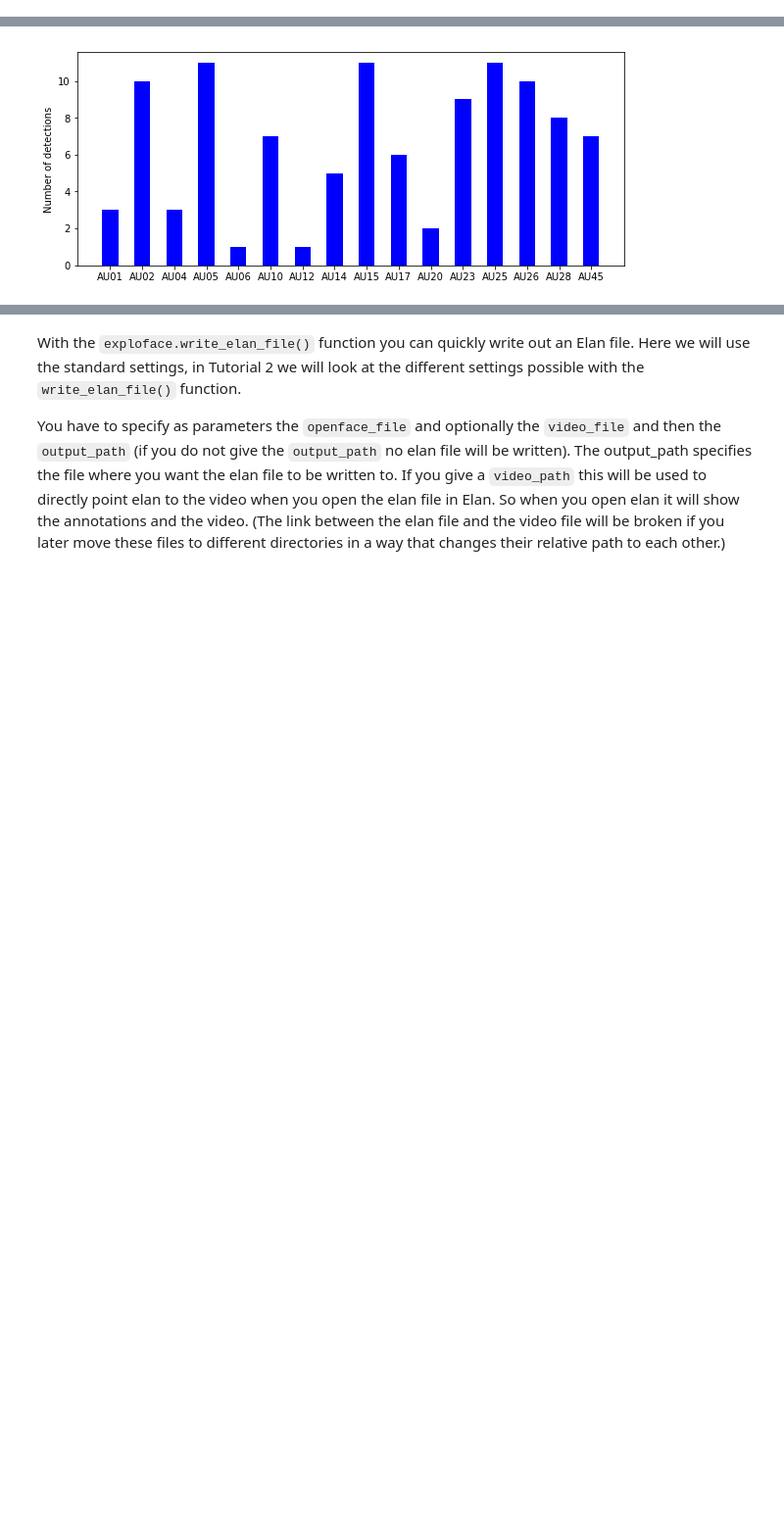
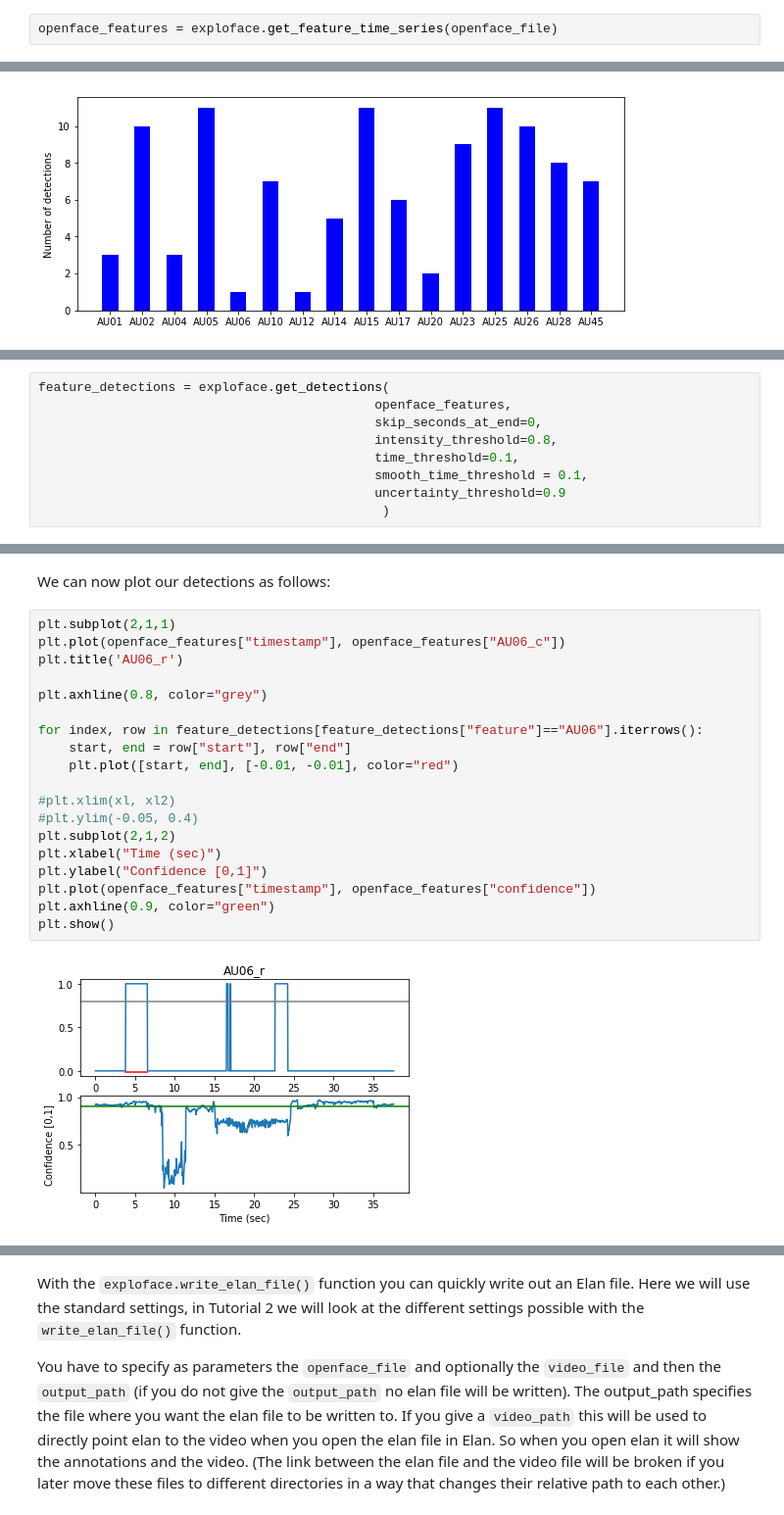
Before and after one commit to emrecdem/exploface, a Jupyter notebook: TUTORIALS/tutorial1.ipynb, the cells around one changed output, grey strips where cells are left out. Shown at 98% size. Drawn from its saved outputs; the diff is of its cells as text; blank space fills up the shorter version.

```diff
--- a/TUTORIALS/tutorial1.ipynb
+++ b/TUTORIALS/tutorial1.ipynb
@@ -52,3 +50,5 @@ dataframe_openface_output = pd.read_csv(openface_file,skipinitialspace=True )
+# %%
+openface_features = exploface.get_feature_time_series(openface_file)
 # %% [markdown]
 We can view the columns of the dataframe using ".columns". This outputs a dictionairy (https://docs.python.org/2/tutorial/datastructures.html#dictionaries) with columns names. We use prettyprint, pprint (https://docs.python.org/2/library/pprint.html), to nicely output the dictionairy. We also print the number of rows in the dataframe.
 # %%
@@ -173,0 +173,9 @@ plt.show()
+# %%
+feature_detections = exploface.get_detections(
+                                            openface_features,
+                                            skip_seconds_at_end=0,
+                                            intensity_threshold=0.8,
+                                            time_threshold=0.1,
+                                            smooth_time_threshold = 0.1,
+                                            uncertainty_threshold=0.9
+                                             )
@@ -173,0 +193,23 @@ plt.show()
+# %% [markdown]
+We can now plot our detections as follows:
+# %%
+plt.subplot(2,1,1)
+plt.plot(openface_features["timestamp"], openface_features["AU06_c"])
+plt.title('AU06_r')
+
+plt.axhline(0.8, color="grey")
+
+for index, row in feature_detections[feature_detections["feature"]=="AU06"].iterrows():
+    start, end = row["start"], row["end"]
+    plt.plot([start, end], [-0.01, -0.01], color="red")
+
+#plt.xlim(xl, xl2)
+#plt.ylim(-0.05, 0.4)
+plt.subplot(2,1,2)
+plt.xlabel("Time (sec)")
+plt.ylabel("Confidence [0,1]")
+plt.plot(openface_features["timestamp"], openface_features["confidence"])
+plt.axhline(0.9, color="green")
+plt.show()
+# %% [output]
+[figure, added]
```
Also changed, not shown: parts of 21 cells of this notebook, 3 other files.
